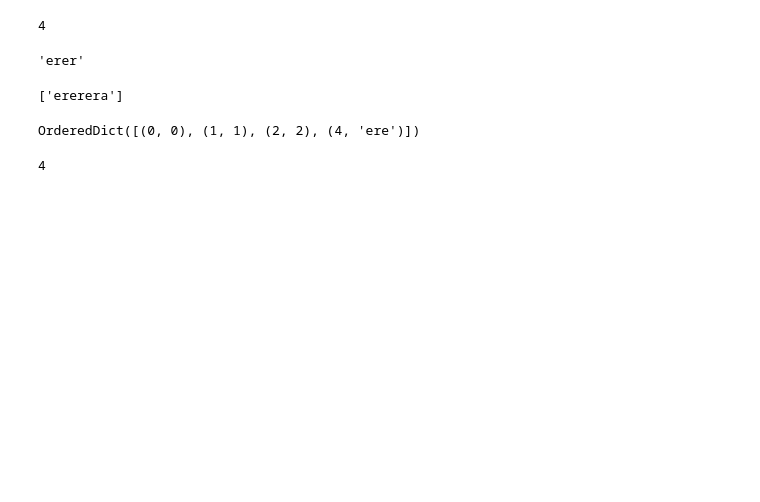
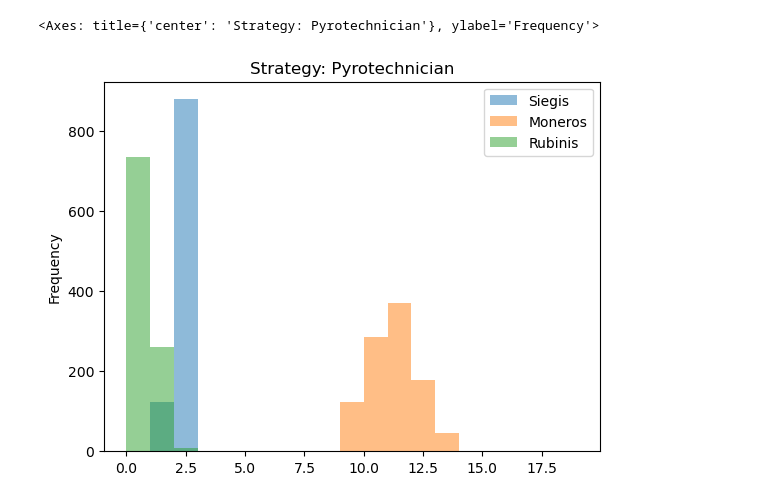
Before and after one commit to maxiherzog/quacks, a Jupyter notebook: quacks.ipynb, the cells around one changed output. Saved outputs shown, nothing was run; the diff lists cells and outputs as text; code cells hidden in the pictures; blank space fills up the shorter version.

Commit message:
first simulations

```diff
--- a/quacks.ipynb
+++ b/quacks.ipynb
@@ -114,23 +185,24 @@ Kessel([(3, KnallChip(3)), (4, KnallChip(1))])
-# %%
-kessel1.getSumOfKind(KnallChip)
-# %% [output]
-4
-# %%
-l = ['erer', 'ererera']
-l.pop(0)
-# %% [output]
-'erer'
-# %%
-l
-# %% [output]
-['ererera']
-# %%
-orddict = OrderedDict([(i, i) for i in range(3)])
-orddict[4] = 'ere'
-orddict
-# %% [output]
-OrderedDict([(0, 0), (1, 1), (2, 2), (4, 'ere')])
-# %%
-next(reversed(orddict))
-# %% [output]
-4
+# %%
+n_simulations = 1000
+
+wertungen = []
+
+for i in range(n_simulations):
+    initial_content = [KnallChip(1)]*4 + [KnallChip(2)]*2 + [KnallChip(3)]*1+ [OrangeChip(1)]*1 + [GreenChip(1)]*1
+    sack = Sack(initial_content)
+    kessel = Kessel(sack)
+
+    while not kessel.exploded:
+        kessel.brauen()
+
+    kessel.wertung()
+
+    #print(f"Simulation {i+1}: {kessel.siegis} Siegis, {kessel.moneros} Moneros, {kessel.rubinis} Rubinis")
+    wertungen.append([kessel.siegis, kessel.moneros, kessel.rubinis])
+
+wertungen = pd.DataFrame(wertungen, columns=["Siegis", "Moneros", "Rubinis"])
+
+wertungen.plot.hist(bins=range(0, 20), alpha=0.5, title="Strategy: Pyrotechnician")
+# %% [output]
+<Axes: title={'center': 'Strategy: Pyrotechnician'}, ylabel='Frequency'>
+[figure, added]
```
Also changed, not shown: parts of 4 cells of this notebook.
